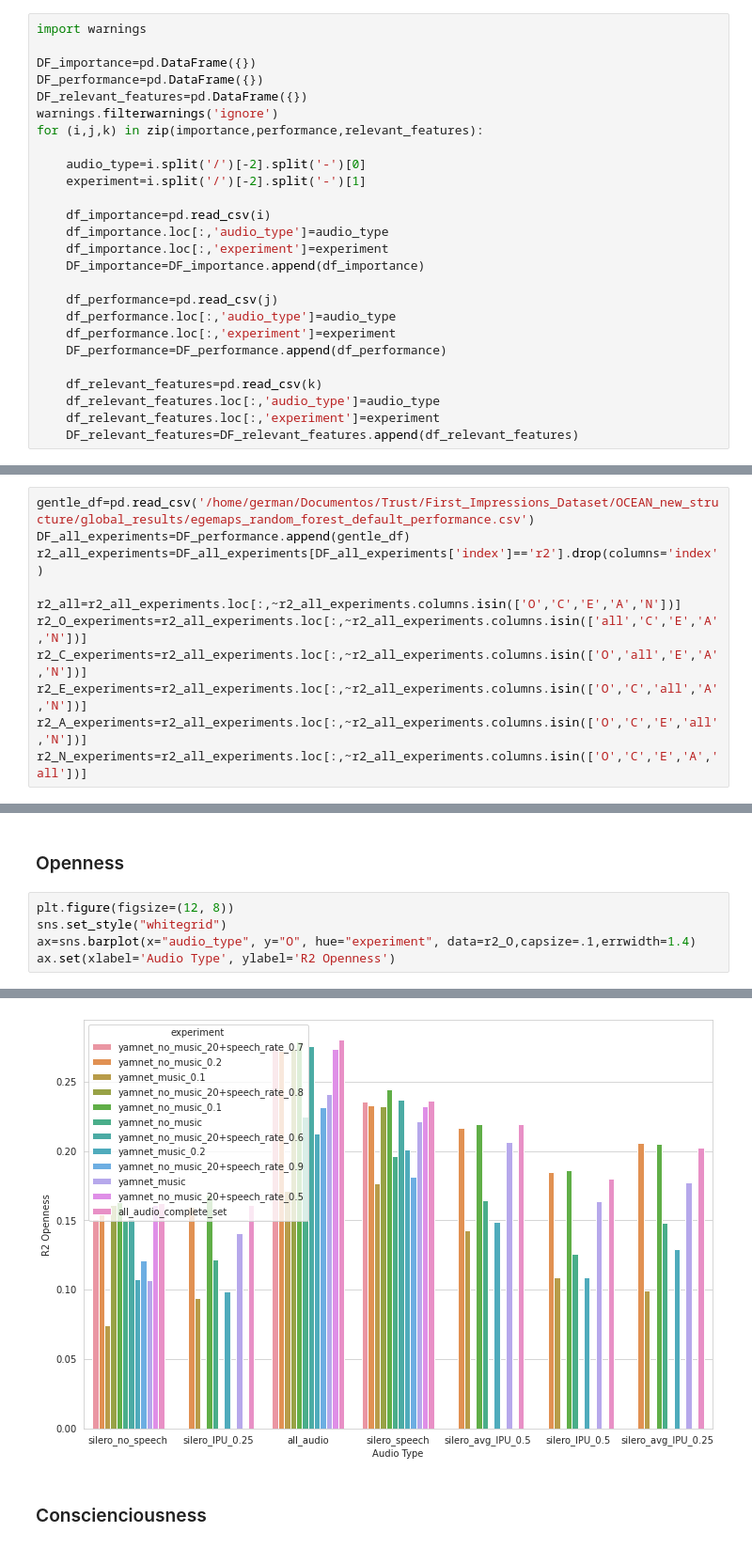
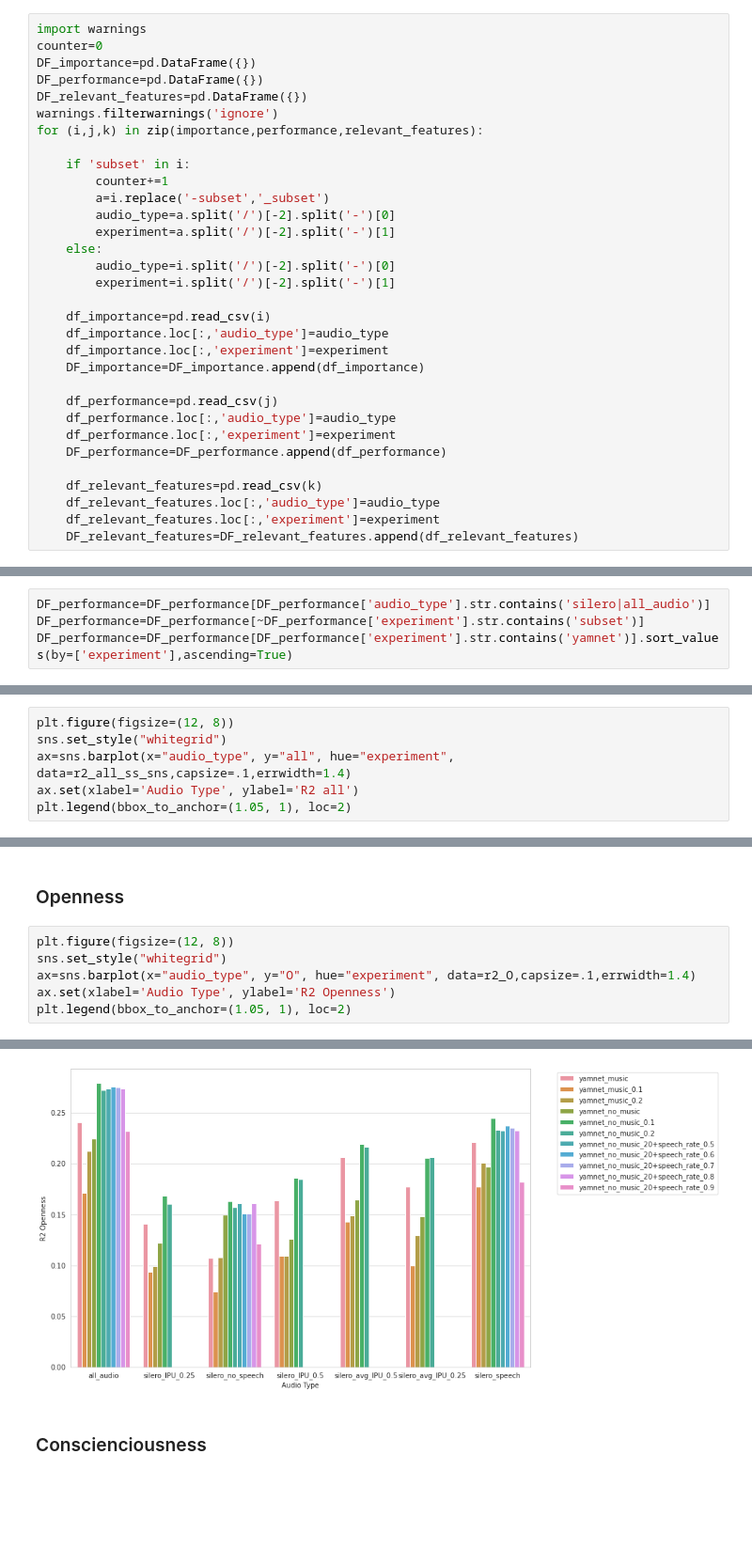
Before and after one commit to germanbarchi/OCEAN, a Jupyter notebook: global_results/global_results _silero.ipynb, the cells around one changed output, grey strips where cells are left out. Shown at 94% size. Saved outputs shown, nothing was run; the diff lists cells and outputs as text; blank space fills up the shorter version.

Commit message:
results

```diff
--- a/global_results/global_results _silero.ipynb
+++ b/global_results/global_results _silero.ipynb
@@ -31,14 +15,20 @@ relevant_features=np.concatenate((relevant_features,relevant_features_all,releva
 # %%
 import warnings
-
+counter=0
 DF_importance=pd.DataFrame({})
 DF_performance=pd.DataFrame({})
 DF_relevant_features=pd.DataFrame({})
 warnings.filterwarnings('ignore')
 for (i,j,k) in zip(importance,performance,relevant_features):
 
-    audio_type=i.split('/')[-2].split('-')[0]
-    experiment=i.split('/')[-2].split('-')[1]
+    if 'subset' in i:
+        counter+=1
+        a=i.replace('-subset','_subset')
+        audio_type=a.split('/')[-2].split('-')[0]
+        experiment=a.split('/')[-2].split('-')[1]
+    else:
+        audio_type=i.split('/')[-2].split('-')[0]
+        experiment=i.split('/')[-2].split('-')[1]
 
     df_importance=pd.read_csv(i)
     df_importance.loc[:,'audio_type']=audio_type
@@ -63,11 +50,0 @@ All experiments
-# %%
-gentle_df=pd.read_csv('/home/german/Documentos/Trust/First_Impressions_Dataset/OCEAN_new_structure/global_results/egemaps_random_forest_default_performance.csv')
-DF_all_experiments=DF_performance.append(gentle_df)
-r2_all_experiments=DF_all_experiments[DF_all_experiments['index']=='r2'].drop(columns='index')
-
-r2_all=r2_all_experiments.loc[:,~r2_all_experiments.columns.isin(['O','C','E','A','N'])]
-r2_O_experiments=r2_all_experiments.loc[:,~r2_all_experiments.columns.isin(['all','C','E','A','N'])]
-r2_C_experiments=r2_all_experiments.loc[:,~r2_all_experiments.columns.isin(['O','all','E','A','N'])]
-r2_E_experiments=r2_all_experiments.loc[:,~r2_all_experiments.columns.isin(['O','C','all','A','N'])]
-r2_A_experiments=r2_all_experiments.loc[:,~r2_all_experiments.columns.isin(['O','C','E','all','N'])]
-r2_N_experiments=r2_all_experiments.loc[:,~r2_all_experiments.columns.isin(['O','C','E','A','all'])]
@@ -74,3 +53,7 @@ r2_N_experiments=r2_all_experiments.loc[:,~r2_all_experiments.columns.isin(['O',
+# %%
+DF_performance=DF_performance[DF_performance['audio_type'].str.contains('silero|all_audio')]
+DF_performance=DF_performance[~DF_performance['experiment'].str.contains('subset')]
+DF_performance=DF_performance[DF_performance['experiment'].str.contains('yamnet')].sort_values(by=['experiment'],ascending=True)
 # %% [markdown]
 ## Random Labels
 # %% [markdown]
@@ -145,0 +124,6 @@ plt.legend(bbox_to_anchor=(1.05, 1), loc=2)
+# %%
+plt.figure(figsize=(12, 8))
+sns.set_style("whitegrid")
+ax=sns.barplot(x="audio_type", y="all", hue="experiment", data=r2_all_ss_sns,capsize=.1,errwidth=1.4)
+ax.set(xlabel='Audio Type', ylabel='R2 all')
+plt.legend(bbox_to_anchor=(1.05, 1), loc=2)
@@ -163,4 +150,5 @@ plt.figure(figsize=(12, 8))
 sns.set_style("whitegrid")
 ax=sns.barplot(x="audio_type", y="O", hue="experiment", data=r2_O,capsize=.1,errwidth=1.4)
 ax.set(xlabel='Audio Type', ylabel='R2 Openness')
+plt.legend(bbox_to_anchor=(1.05, 1), loc=2)
 # %% [output]
@@ -168,4 +156,4 @@ ax.set(xlabel='Audio Type', ylabel='R2 Openness')
-[figure, old version]
+[figure, new version]
 # %% [markdown]
 ### Conscienciousness
 # %%
```
Also changed, not shown: parts of 44 cells of this notebook, 1 other file.
